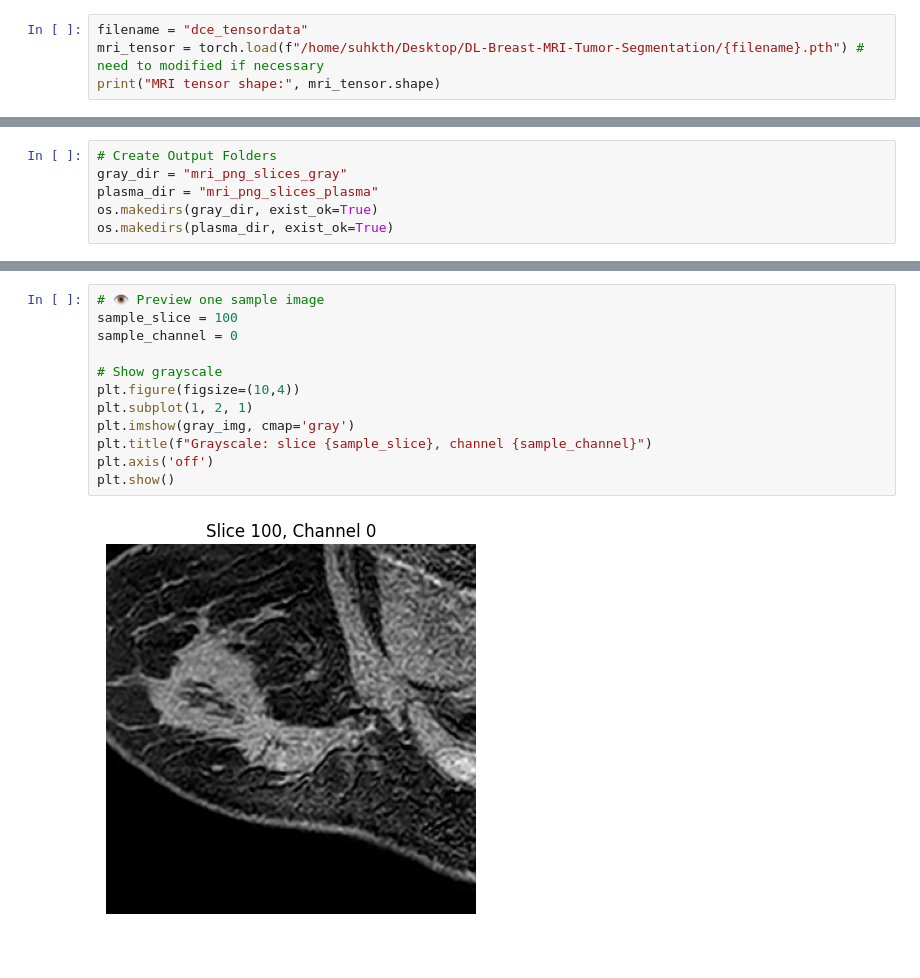
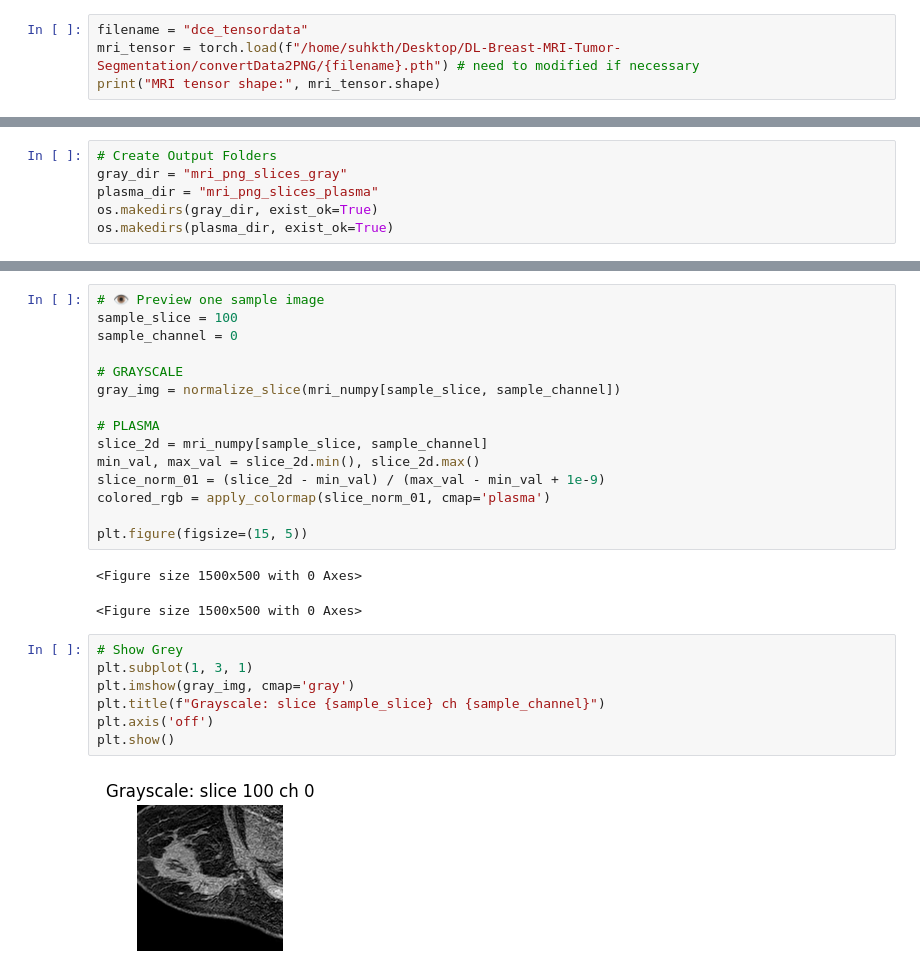
Before and after one commit to suhaib921/DL-Breast-MRI-Tumor-Segmentation, a Jupyter notebook: convertData2PNG/pthtonifty_transfer_script.ipynb, the cells around one changed output, grey strips where cells are left out. Drawn from its saved outputs; the diff is of its cells as text; blank space fills up the shorter version.

Commit message:
complete code that extracts data to 2d and fuses in channels

```diff
--- a/convertData2PNG/pthtonifty_transfer_script.ipynb
+++ b/convertData2PNG/pthtonifty_transfer_script.ipynb
@@ -6,7 +6,7 @@ from PIL import Image
 import matplotlib.pyplot as plt
 # %%
 filename = "dce_tensordata"
-mri_tensor = torch.load(f"/home/suhkth/Desktop/DL-Breast-MRI-Tumor-Segmentation/{filename}.pth") # need to modified if necessary
+mri_tensor = torch.load(f"/home/suhkth/Desktop/DL-Breast-MRI-Tumor-Segmentation/convertData2PNG/{filename}.pth") # need to modified if necessary
 print("MRI tensor shape:", mri_tensor.shape)
 # %% [output]
 MRI tensor shape: torch.Size([1388, 6, 300, 300])
@@ -76,16 +77,29 @@ TypeError: ColormapRegistry.__call__() takes 1 positional argument but 2 were gi
+# %%
+# 👁️ Preview one sample image
+sample_slice = 100
+sample_channel = 0
+
+# GRAYSCALE
+gray_img = normalize_slice(mri_numpy[sample_slice, sample_channel])
+
+# PLASMA
+slice_2d = mri_numpy[sample_slice, sample_channel]
+min_val, max_val = slice_2d.min(), slice_2d.max()
+slice_norm_01 = (slice_2d - min_val) / (max_val - min_val + 1e-9)
+colored_rgb = apply_colormap(slice_norm_01, cmap='plasma')
+
+plt.figure(figsize=(15, 5))
+# %% [output]
+<Figure size 1500x500 with 0 Axes>
+<Figure size 1500x500 with 0 Axes>
 # %%
-# 👁️ Preview one sample image
-sample_slice = 100
-sample_channel = 0
-
-# Show grayscale
-plt.figure(figsize=(10,4))
-plt.subplot(1, 2, 1)
+# Show Grey
+plt.subplot(1, 3, 1)
 plt.imshow(gray_img, cmap='gray')
-plt.title(f"Grayscale: slice {sample_slice}, channel {sample_channel}")
+plt.title(f"Grayscale: slice {sample_slice} ch {sample_channel}")
 plt.axis('off')
 plt.show()
 # %% [output]
-[figure, old version]
+[figure, new version]
 # %%
 # Show plasma
```
Also changed, not shown: parts of 2 cells of this notebook, 1 other file.
